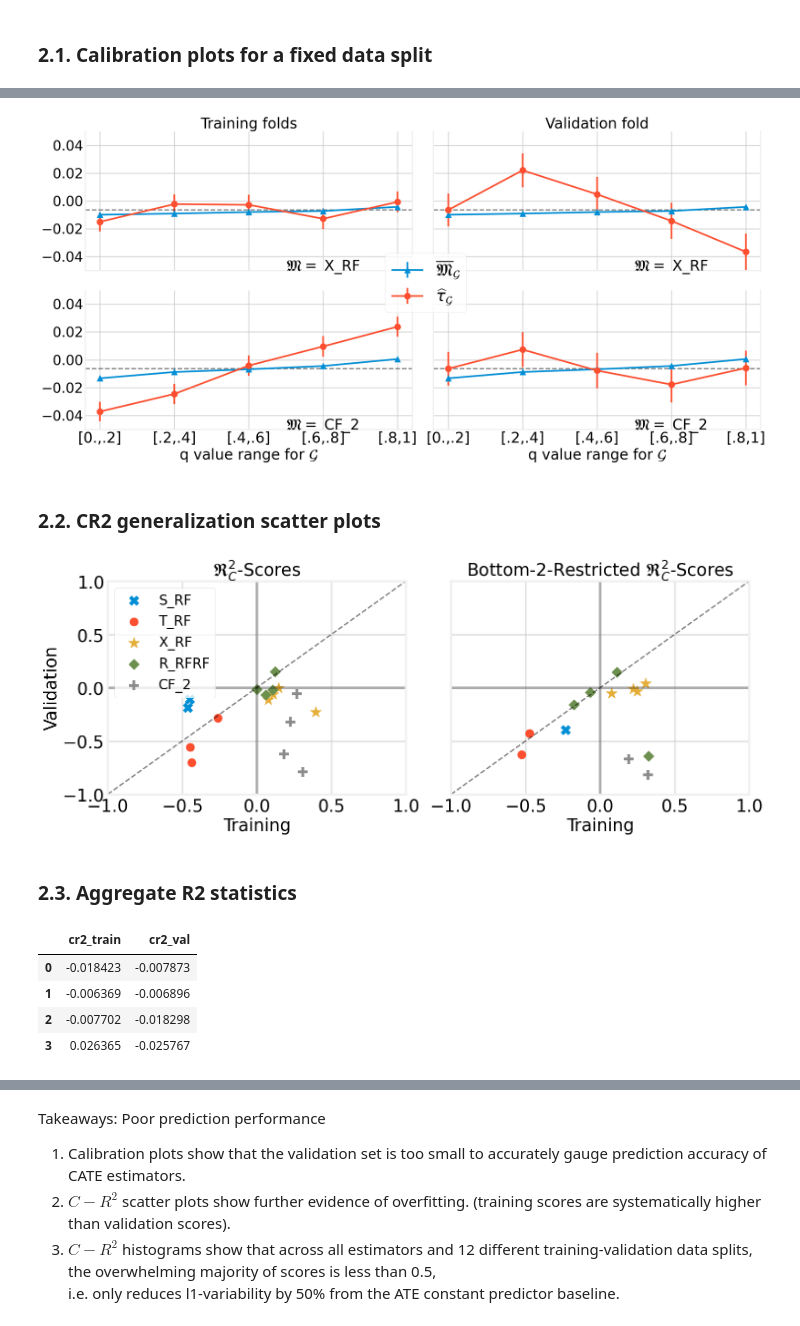
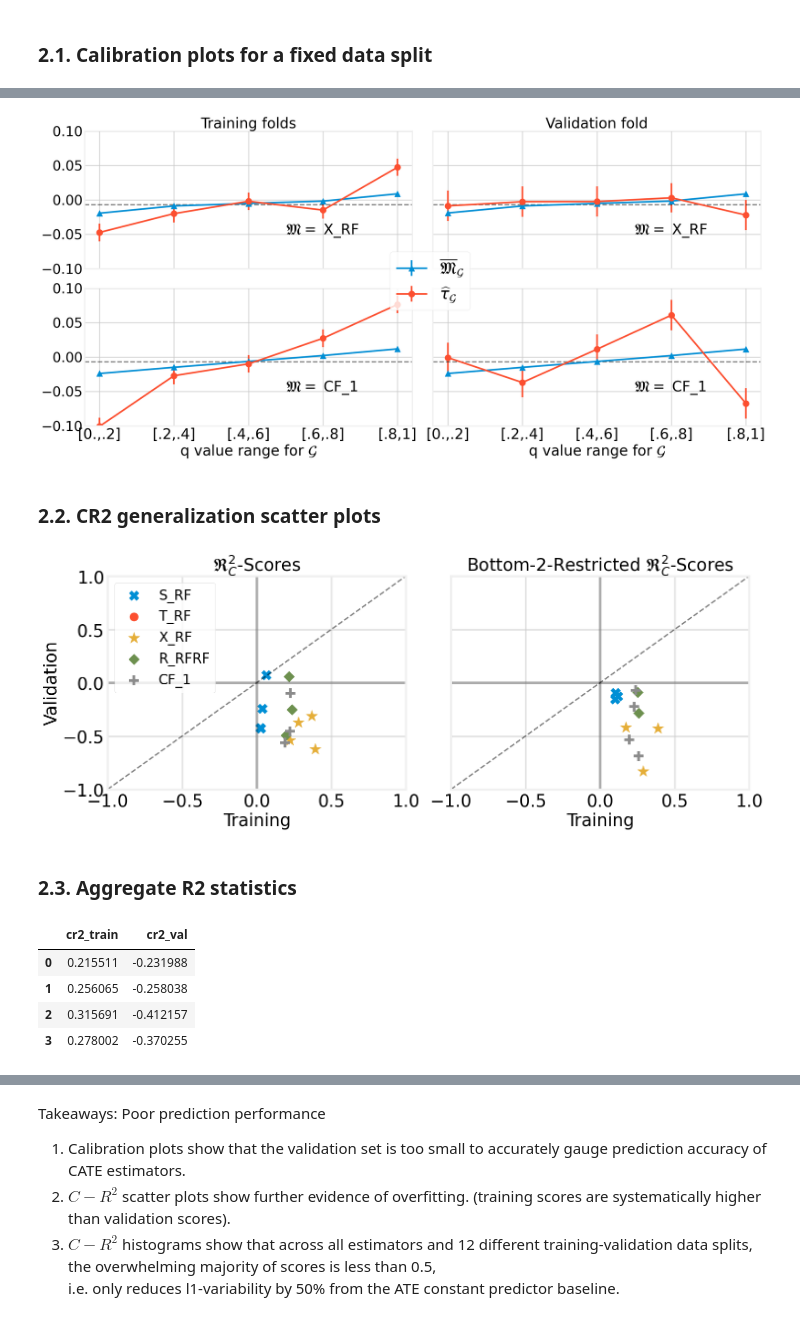
Before and after one commit to Zen0fficial/causal-targeting, a Jupyter notebook: 03a_GI_validate_CATE_estimators.ipynb, the cells around one changed output, grey strips where cells are left out. Cells and saved outputs as stored; diff of their text form; code cells hidden in the pictures.

```diff
--- a/03a_GI_validate_CATE_estimators.ipynb
+++ b/03a_GI_validate_CATE_estimators.ipynb
@@ -132,8 +134,8 @@ except:
 ### 2.1. Calibration plots for a fixed data split
 # %%
 # Settings
-selected_estimators = ["s_rf", "t_rf", "x_rf", "r_rfrf", "causal_forest_2"]
-new_labels = ["S_RF", "T_RF", "X_RF","R_RFRF", "CF_2"]
+selected_estimators = ["s_rf", "t_rf", "x_rf", "r_rfrf", "causal_forest_1"]
+new_labels = ["S_RF", "T_RF", "X_RF","R_RFRF", "CF_1"]
 new_labels_dict = dict(zip(selected_estimators, new_labels))
 
 fold_no = 0
@@ -170,7 +172,7 @@ mpl.rcParams['figure.titlesize'] = label_size
 xticks = ['[0.,.2]', '[.2,.4]', '[.4,.6]', '[.6,.8]', '[.8,1]']
 fig, axes = plt.subplots(2, 2, sharey = True, sharex=True, figsize = [25, 12])
 axes = axes.flatten()
-for j, estimator in enumerate(['x_rf', 'causal_forest_2']):
+for j, estimator in enumerate(['x_rf', 'causal_forest_1']):
     ax1, ax2 = axes[2*j], axes[2*j+1]
     for k, (lab, title, ax) in enumerate(zip(["train", "val"],
                                              ["Training folds", "Validation fold"],
@@ -195,39 +197,39 @@ for j, estimator in enumerate(['x_rf', 'causal_forest_2']):
                 fontsize=label_size)
         # Add line to indicate ATE
         ax.axhline(y = ATE, linestyle='--', color = 'k', linewidth = 3., alpha = 0.5)
-        ax.set_ylim([-0.05, 0.05])
+        ax.set_ylim([-0.1, 0.1])
         # X labels and legend
         if j == 1:
             ax.set_xticks(np.arange(0, n_bins))
 #             ax.set_xticklabels(cal_plot_data[k][estimator].index)
             ax.set_xticklabels(xticks)
             ax.set_xlabel(r"q value range for $\mathcal{G}$")
 #         if j == 0:
 #             if k == 0:
 #                 ax.legend(fontsize = 45)
 
         ax.grid(True, alpha = 0.7)
 #         ax.spines['right'].set_visible(False)
         ax.spines['top'].set_visible(False)
 #         ax.spines['bottom'].set_visible(False)
 # plt.suptitle("TC Events", y=1.01)
 plt.tight_layout()
 # Add legend
 leg = fig.legend((p1, p2), (r'$\overline{\mathfrak{M}}_{\mathcal {G}}$',
                             r'$\widehat{\tau}_{\mathcal{G}}$'),
                  loc='center right', bbox_to_anchor=(0.6, 0.52),
                  fontsize=38, frameon=True)
 
 if savfig:
     plt.savefig(SAVE_PATH + f"{outcome}_x_rf_s_rf_calibration_plot.pdf",
                 bbox_inches='tight')
 # leg.remove()
 # if savfig:
 #     plt.savefig(SAVE_PATH + f"{outcome_name}_x_rf_s_rf_calibration_plot_no_leg.pdf"
 #                 , bbox_inches='tight')
 # plt.show()
 # %% [output]
-[figure, old version]
+[figure, new version]
 # %% [markdown]
 ### 2.2. CR2 generalization scatter plots
 # %%
@@ -297,7 +299,7 @@ if savfig:
     plt.savefig(SAVE_PATH + f"{outcome}_r2.pdf")
 plt.show()
 # %% [output]
-[figure, old version]
+[figure, new version]
 # %% [markdown]
 ### 2.3. Aggregate R2 statistics
 # %%
@@ -334,10 +336,10 @@ all_cr2_scores_train = pd.concat(cr2_plot_data[estimator]["cr2_train"]
 get_cr2_plot_data(fitted_libraries["pert_none"]['x_lasso'], 5, dir_neg=dir_neg)
 # %% [output]
 |  | cr2_train | cr2_val |
-| 0 | -0.018423 | -0.007873 |
-| 1 | -0.006369 | -0.006896 |
-| 2 | -0.007702 | -0.018298 |
-| 3 | 0.026365 | -0.025767 |
+| 0 | 0.215511 | -0.231988 |
+| 1 | 0.256065 | -0.258038 |
+| 2 | 0.315691 | -0.412157 |
+| 3 | 0.278002 | -0.370255 |
 # %%
 all_estimators = np.array(list(fitted_libraries["pert_none"].keys()))
 estimator_argsort = np.argsort([-cr2_plot_data[estimator]["cr2_val"].mean()
```
Also changed, not shown: parts of 20 cells of this notebook, 3 other files.
